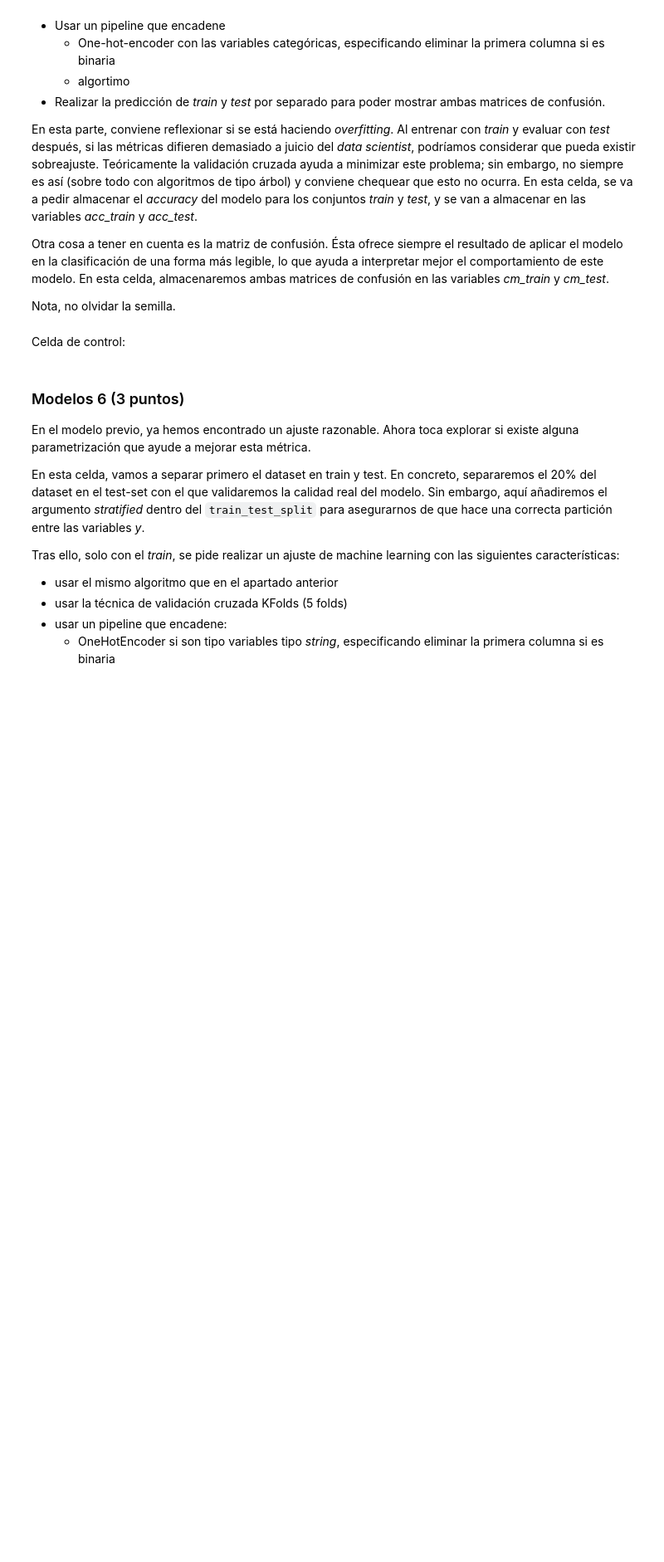
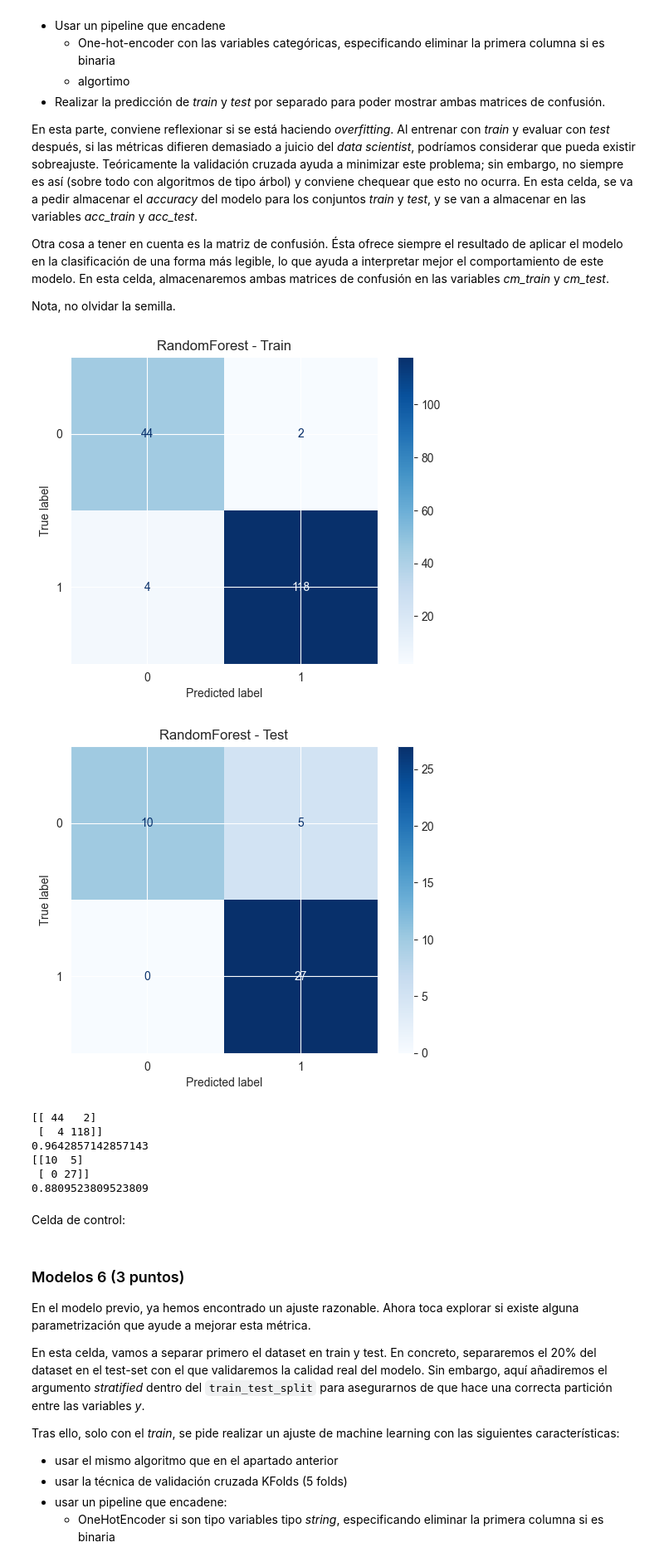
Before and after one commit to guille1006/Todos_los_trabajos, a Jupyter notebook: Machine learning tarea 2/ejercicio2_.ipynb, the cells around one changed output. Shown at 83% size. Saved outputs shown, nothing was run; the diff lists cells and outputs as text; code cells hidden in the pictures; blank space fills up the shorter version.

```diff
--- a/Machine learning tarea 2/ejercicio2_.ipynb
+++ b/Machine learning tarea 2/ejercicio2_.ipynb
@@ -371,3 +407,64 @@ print(acc_test)
+# %%
+acc_train = 0
+acc_test = 0
+
+cm_train = np.array([[0, 0],[0, 0]])
+cm_test = np.array([[0, 0],[0, 0]])
+
+### Codigo del estudiante
+
+X_train, X_test, y_train, y_test = train_test_split(X, y, test_size=0.2, random_state=seed)
+
+preprocessor = ColumnTransformer(
+    transformers=[
+        ('cat', OneHotEncoder(drop='if_binary', handle_unknown='ignore'), cat_cols)
+    ],
+    remainder='passthrough'
+)
+
+pipeline = Pipeline(steps=[
+    ('preprocessing', preprocessor),
+    ('classifier', RandomForestClassifier(random_state=seed))
+])
+
+pipeline.fit(X_train, y_train)
+
+y_pred_train = pipeline.predict(X_train)
+y_pred_test = pipeline.predict(X_test)
+
+acc_train = accuracy_score(y_train, y_pred_train)
+acc_test = accuracy_score(y_test, y_pred_test)
+
+cm_train = confusion_matrix(y_train, y_pred_train)
+cm_test = confusion_matrix(y_test, y_pred_test)
+
+
+disp_train = ConfusionMatrixDisplay(confusion_matrix=cm_train)
+disp_train.plot(cmap='Blues')
+plt.title("RandomForest - Train")
+
+plt.show()
+
+disp_test = ConfusionMatrixDisplay(confusion_matrix=cm_test)
+disp_test.plot(cmap='Blues')
+plt.title("RandomForest - Test")
+
+plt.show()
+
+print(cm_train)
+print(acc_train)
+
+print(cm_test)
+print(acc_test)
+# %% [output]
+[figure, added]
+[figure, added]
+[[ 44   2]
+ [  4 118]]
+0.9642857142857143
+[[10  5]
+ [ 0 27]]
+0.8809523809523809
 # %% [markdown]
 Celda de control:
 # %%
```
Also changed, not shown: parts of 3 cells of this notebook.
